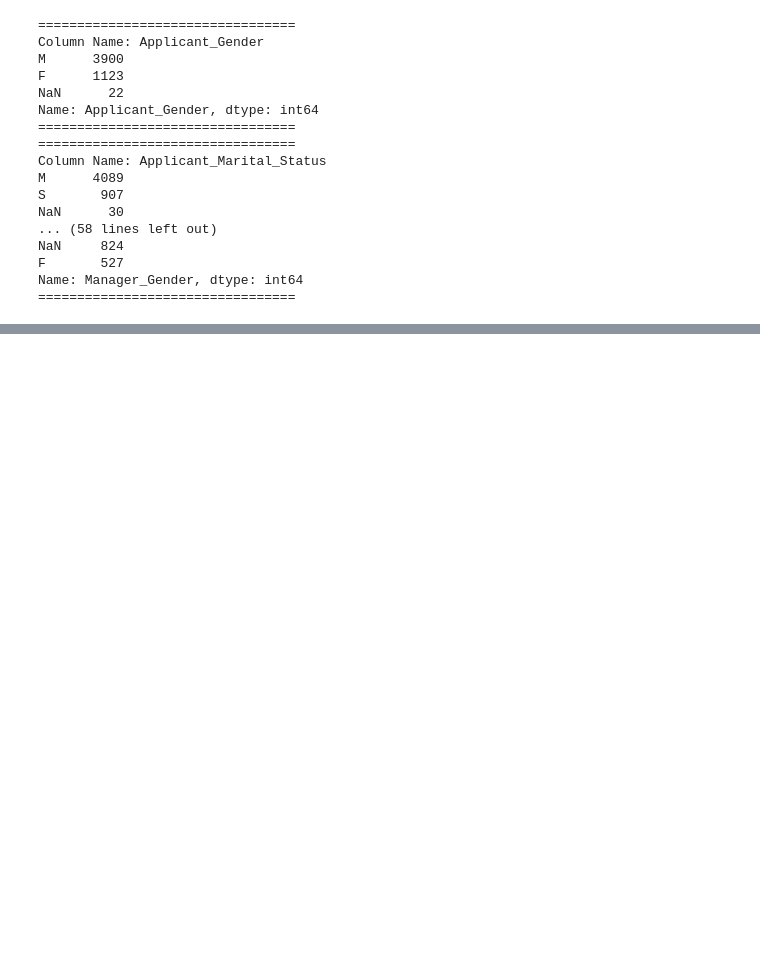
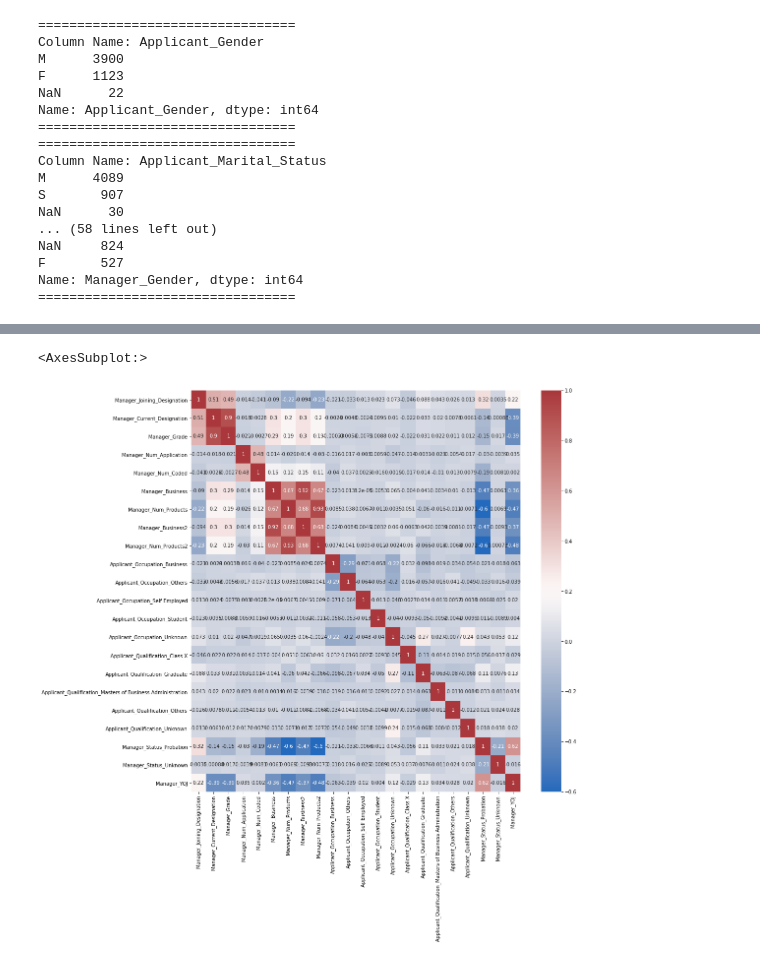
Before and after one commit to mattlegro/Fractal-Training-Capstone, a Jupyter notebook: EDA.ipynb, the cells around one changed output, grey strips where cells are left out. Drawn from its saved outputs; the diff is of its cells as text; code cells hidden in the pictures; blank space fills up the shorter version.

```diff
--- a/EDA.ipynb
+++ b/EDA.ipynb
@@ -238,0 +602,10 @@ In columns `Applicant_Qualification` and `Manager_Joining_Designation` there are
+# %%
+remaining_cols = ['Manager_DOJ','Manager_Grade','Manager_Num_Application','Manager_Num_Coded','Manager_Business','Manager_Num_Products','Manager_Business2','Manager_Num_Products2']
+for column in remaining_cols:
+    print('=================================')
+    print(f'Column Name: {column}')
+    print("Train Counts:")
+    print(train_set_predictors[column].value_counts(dropna = False))
+    print("Test Counts:")
+    print(test_predictors[column].value_counts(dropna = False))
+    print('=================================')
@@ -238,0 +646,3 @@ In columns `Applicant_Qualification` and `Manager_Joining_Designation` there are
+# %%
+train_set_predictors['Manager_YOJ'] = train_set_predictors['Manager_DOJ'].dt.year
+test_predictors['Manager_YOJ'] = test_predictors['Manager_DOJ'].dt.year
@@ -238,0 +662,11 @@ In columns `Applicant_Qualification` and `Manager_Joining_Designation` there are
+# %%
+train_set_predictors = train_set_predictors.drop(columns = ['Manager_DOJ'])
+test_predictors = test_predictors.drop(columns = ['Manager_DOJ'])
+# %%
+PMF_cols = ['Manager_YOJ','Manager_Grade','Manager_Num_Application','Manager_Num_Coded','Manager_Business','Manager_Num_Products','Manager_Business2','Manager_Num_Products2']
+for column in PMF_cols:
+    freqs = train_set_predictors[column].value_counts(normalize = True)
+    train_set_predictors.loc[train_set_predictors[column].isna(), column] = rng.choice(
+        freqs.index, p = freqs.values, size = train_set_predictors[column].isna().sum())
+    test_predictors.loc[test_predictors[column].isna(), column] = rng.choice(
+        freqs.index, p = freqs.values, size = test_predictors[column].isna().sum())
@@ -238,0 +741,6 @@ In columns `Applicant_Qualification` and `Manager_Joining_Designation` there are
+# %%
+plt.figure(figsize = (15,15))
+sns.heatmap(data = train_set_predictors.corr(), annot = True, cmap = 'vlag')
+# %% [output]
+<AxesSubplot:>
+[figure, added]
```
Also changed, not shown: parts of 45 cells of this notebook.
